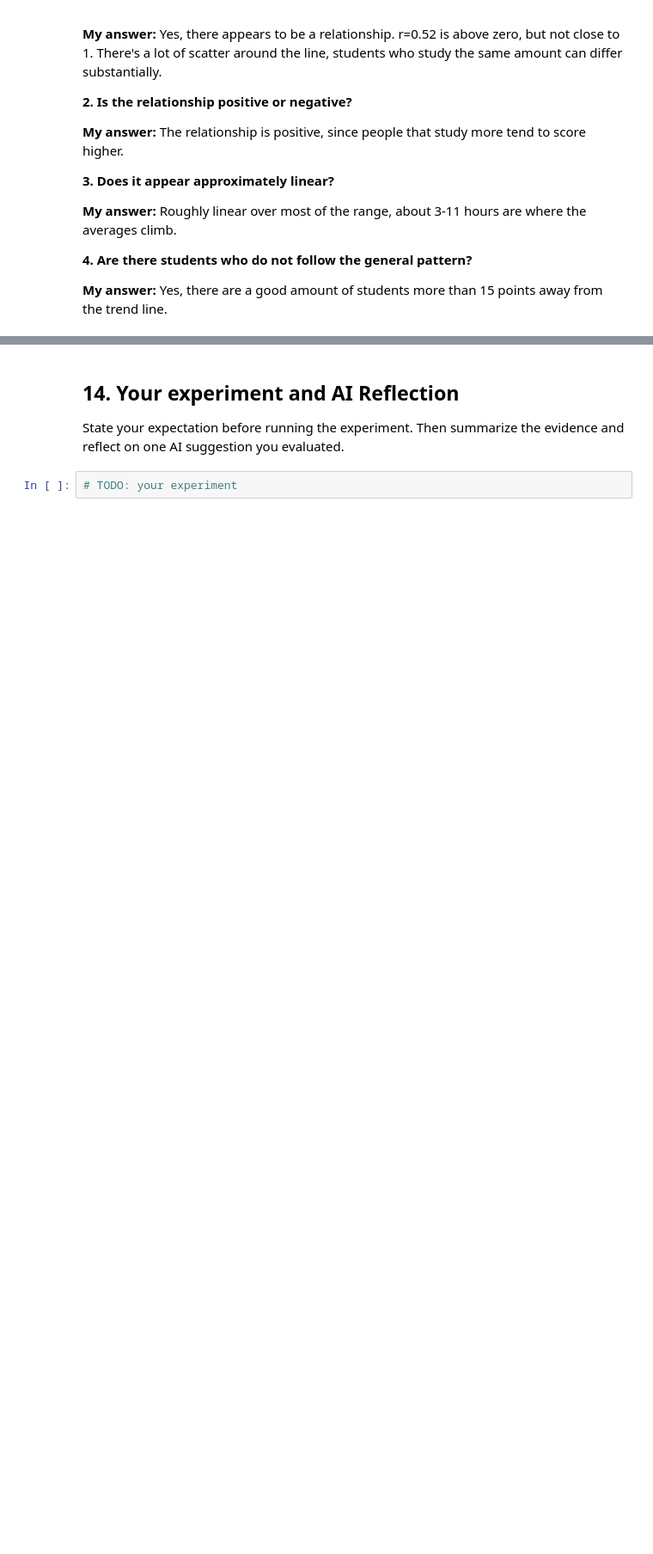
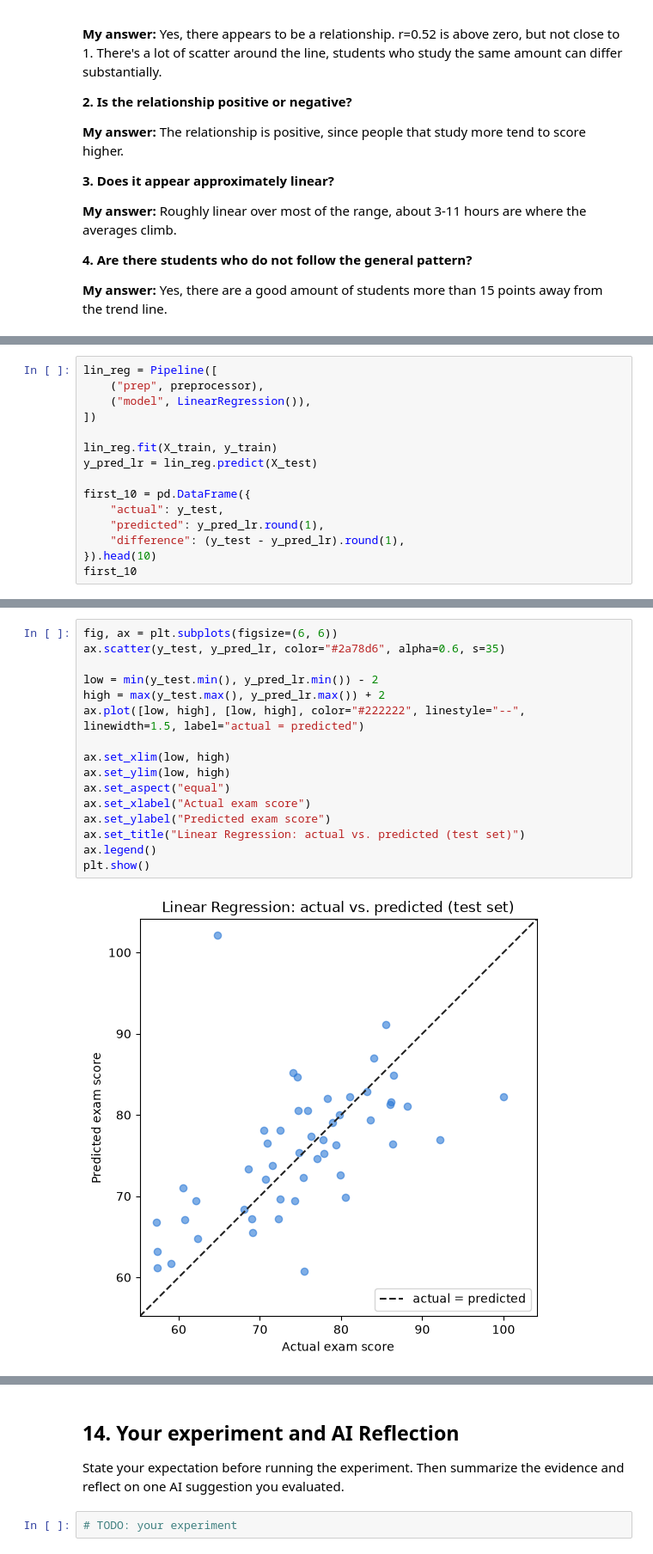
Before and after one commit to JGrade2005/CSE4095_2026, a Jupyter notebook: in_class_assignments/class9/CSE4095_Class3_Starter.ipynb, the cells around one changed output, grey strips where cells are left out. Shown at 86% size. Saved outputs shown, nothing was run; the diff lists cells and outputs as text; blank space fills up the shorter version.

```diff
--- a/in_class_assignments/class9/CSE4095_Class3_Starter.ipynb
+++ b/in_class_assignments/class9/CSE4095_Class3_Starter.ipynb
@@ -326,0 +367,15 @@ Try one nonlinear regressor, such as DecisionTreeRegressor, using the same split
+# %%
+lin_reg = Pipeline([
+    ("prep", preprocessor),
+    ("model", LinearRegression()),
+])
+
+lin_reg.fit(X_train, y_train)
+y_pred_lr = lin_reg.predict(X_test)
+
+first_10 = pd.DataFrame({
+    "actual": y_test,
+    "predicted": y_pred_lr.round(1),
+    "difference": (y_test - y_pred_lr).round(1),
+}).head(10)
+first_10
@@ -326,0 +450,18 @@ Try one nonlinear regressor, such as DecisionTreeRegressor, using the same split
+# %%
+fig, ax = plt.subplots(figsize=(6, 6))
+ax.scatter(y_test, y_pred_lr, color="#2a78d6", alpha=0.6, s=35)
+
+low = min(y_test.min(), y_pred_lr.min()) - 2
+high = max(y_test.max(), y_pred_lr.max()) + 2
+ax.plot([low, high], [low, high], color="#222222", linestyle="--", linewidth=1.5, label="actual = predicted")
+
+ax.set_xlim(low, high)
+ax.set_ylim(low, high)
+ax.set_aspect("equal")
+ax.set_xlabel("Actual exam score")
+ax.set_ylabel("Predicted exam score")
+ax.set_title("Linear Regression: actual vs. predicted (test set)")
+ax.legend()
+plt.show()
+# %% [output]
+[figure, added]
```
Also changed, not shown: parts of 76 cells of this notebook, 4 other files.
